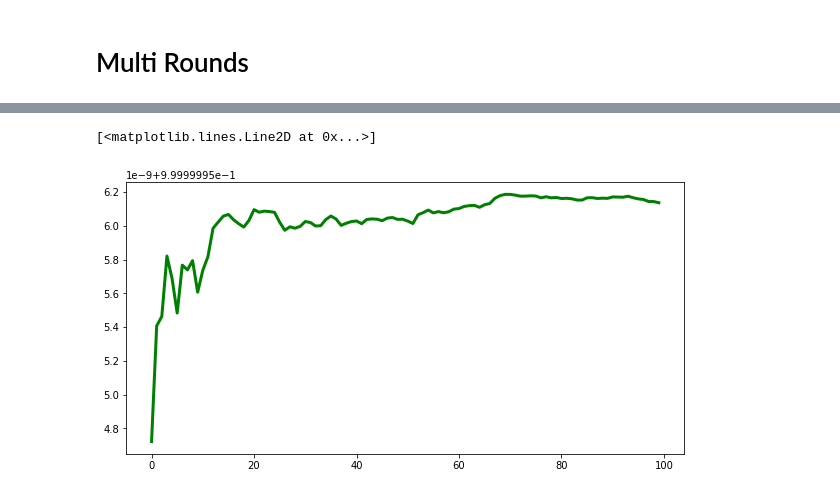
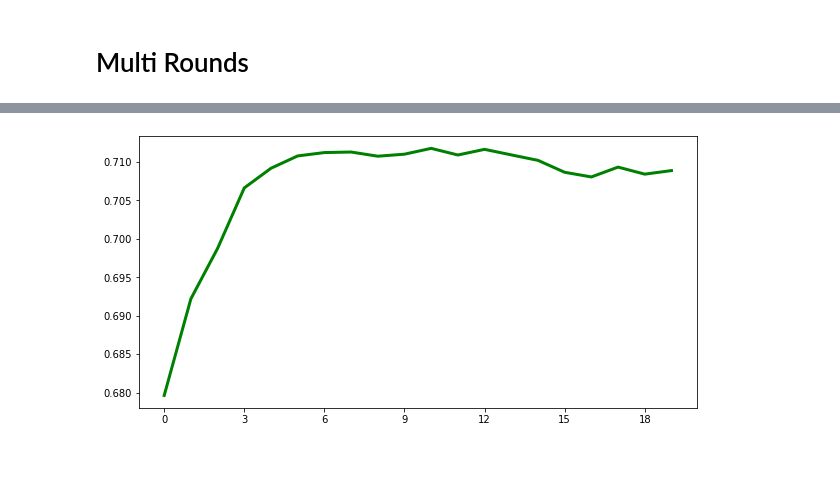
Before and after one commit to alexbergamasco96/NS_FederatedLearning, a Jupyter notebook: test.ipynb, the cells around one changed output, grey strips where cells are left out. Saved outputs shown, nothing was run; the diff lists cells and outputs as text; code cells hidden in the pictures; blank space fills up the shorter version.

```diff
--- a/test.ipynb
+++ b/test.ipynb
@@ -124,16 +124,16 @@ print('Coefficient of determinaton: %.2f'
 # %% [markdown]
 # Multi Rounds
 # %%
-num_workers = 10
-num_rounds = 100
+num_workers = 4
+num_rounds = 20
 
 m = 2.3
 c = 1.6
 # %%
-dataset_X = np.linspace(0, 1000, 10000)
+dataset_X = np.linspace(0, 10, 1000)
 np.random.shuffle(dataset_X)
 
-dataset_y =  dataset_X * m + c +  np.random.randn(dataset_X.size) * math.sqrt(0.02)
+dataset_y =  dataset_X * m + c +  np.random.randn(dataset_X.size) * math.sqrt(20)
 
 dataset_X = dataset_X.reshape(-1,1)
 # %%
@@ -141,7 +141,7 @@ worker_list = []
 for i in range(0, num_workers):
     worker_list.append(Worker(coef = np.zeros(shape=dataset_X[0].size), intercept = np.zeros(shape=1), model=linear_model.LinearRegression()))
 # %%
-train_percentage = 0.9
+train_percentage = 0.8
 
 
 train_X, test_X = np.split(dataset_X,
@@ -218,9 +224,15 @@ plt.plot(x, error, color='red', linewidth=3)
 # %%
 figure(figsize=(10,5))
 
 x = np.arange(num_rounds)
 
 plt.plot(x, score, color='green', linewidth=3)
+
+ax = plt.gca()
+ax.get_yaxis().get_major_formatter().set_scientific(False)
+
+ax.xaxis.set_major_locator(MaxNLocator(integer=True))
+
+plt.draw()
 # %% [output]
-[<matplotlib.lines.Line2D at 0x...>]
-[figure, old version]
+[figure, new version]
```
Also changed, not shown: parts of 3 cells of this notebook, 2 other files.
